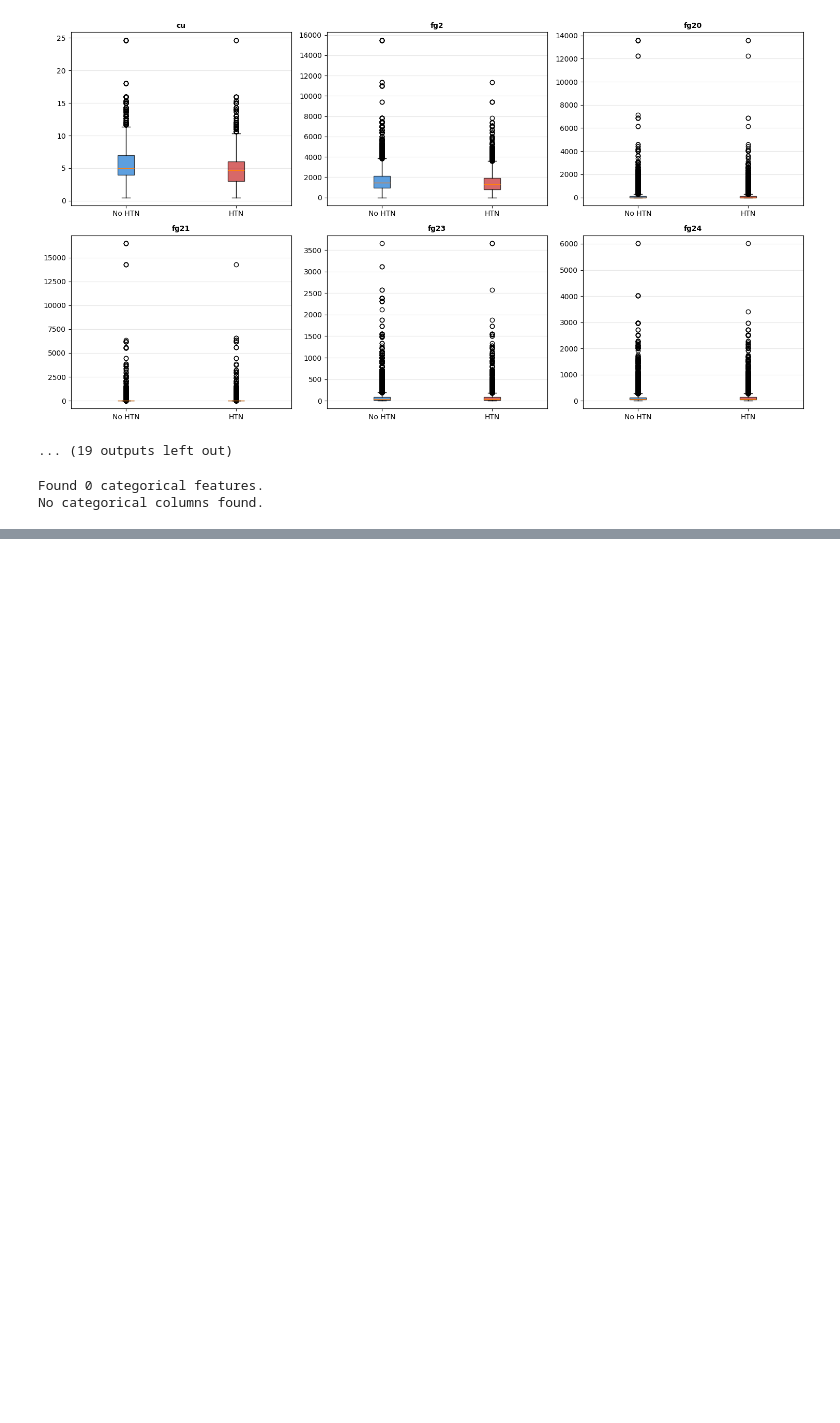
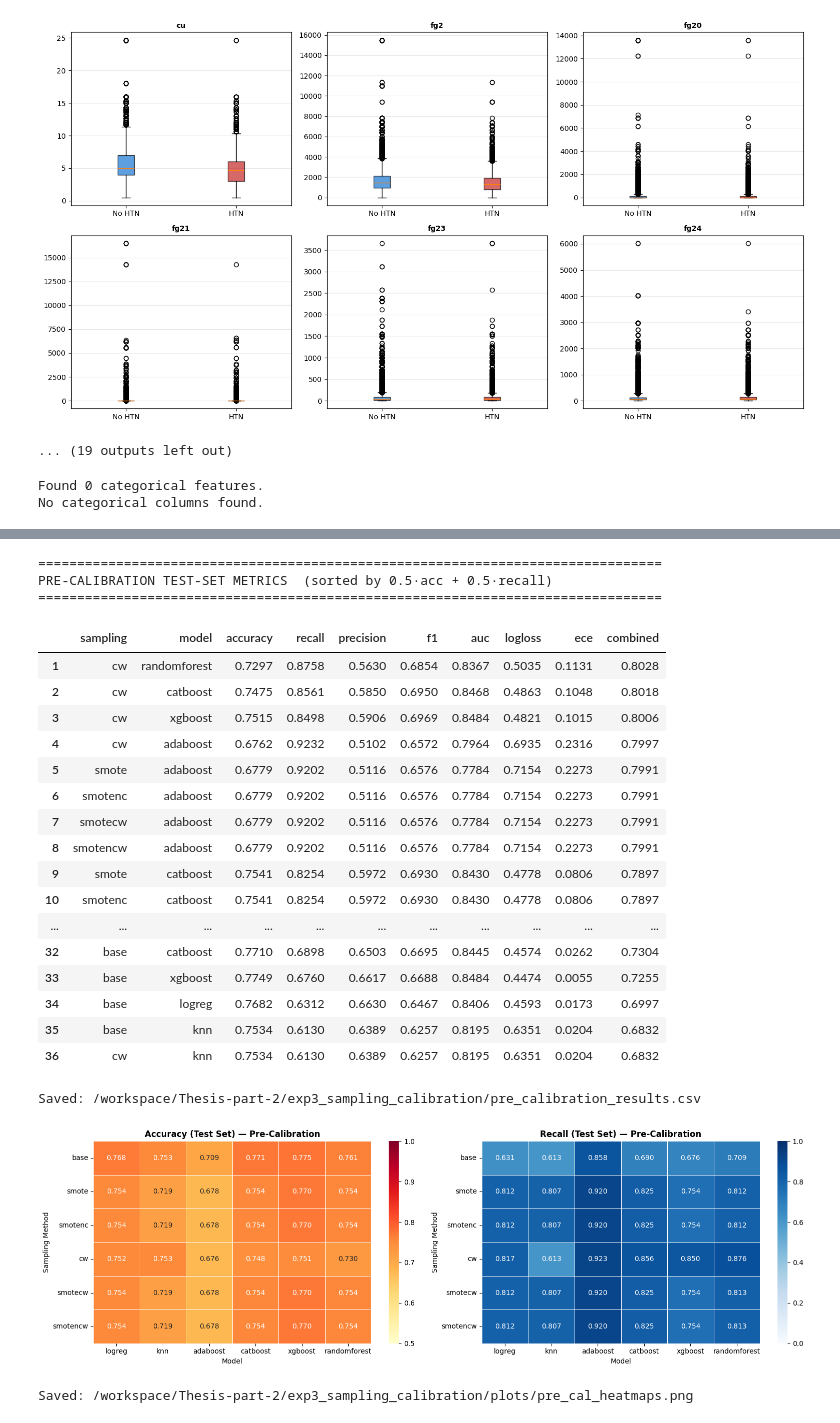
Before and after one commit to Jrbaes/Thesis-part-2, a Jupyter notebook: Main_2015_GPU_RF_XGB_CAT_RIGOROUS_OPT_exp2.ipynb, the cells around one changed output, grey strips where cells are left out. Cells and saved outputs as stored; diff of their text form; code cells hidden in the pictures; blank space fills up the shorter version.

```diff
--- a/Main_2015_GPU_RF_XGB_CAT_RIGOROUS_OPT_exp2.ipynb
+++ b/Main_2015_GPU_RF_XGB_CAT_RIGOROUS_OPT_exp2.ipynb
@@ -2975,0 +3682,70 @@ print(f"Saved: {_out}")
+# %%
+# ── EXP3 · Pre-Calibration Test-Set Metrics (all 36 models) ─────────────────
+
+e3_pre_df = pd.DataFrame([r for r in e3_results if 'error' not in r])
+e3_pre_df['combined'] = (e3_pre_df['accuracy'] + e3_pre_df['recall']) / 2.0
+e3_pre_df = e3_pre_df.sort_values(['combined', 'auc'], ascending=False).reset_index(drop=True)
+e3_pre_df.index += 1
+
+print("=" * 80)
+print("PRE-CALIBRATION TEST-SET METRICS  (sorted by 0.5·acc + 0.5·recall)")
+print("=" * 80)
+display(e3_pre_df[[
+    'sampling', 'model', 'accuracy', 'recall', 'precision', 'f1', 'auc', 'logloss', 'ece', 'combined'
+]])
+
+# Save
+_pre_path = E3_DIR / 'pre_calibration_results.csv'
+e3_pre_df.to_csv(_pre_path, index=True, index_label='rank')
+print(f"\nSaved: {_pre_path}")
+
+# ── Heatmap: accuracy by sampling × model ────────────────────────────────────
+pivot_acc = e3_pre_df.pivot_table(
+    values='accuracy', index='sampling', columns='model', aggfunc='first')
+pivot_acc = pivot_acc.reindex(index=SAMPLING_METHODS, columns=MODEL_NAMES)
+
+fig, axes = plt.subplots(1, 2, figsize=(16, 5))
+sns.heatmap(pivot_acc, annot=True, fmt='.3f', cmap='YlOrRd',
+            linewidths=0.5, ax=axes[0], vmin=0.5, vmax=1.0)
+axes[0].set_title('Accuracy (Test Set) — Pre-Calibration', fontweight='bold')
+axes[0].set_xlabel('Model')
+axes[0].set_ylabel('Sampling Method')
+
+pivot_rec = e3_pre_df.pivot_table(
+    values='recall', index='sampling', columns='model', aggfunc='first')
+pivot_rec = pivot_rec.reindex(index=SAMPLING_METHODS, columns=MODEL_NAMES)
+sns.heatmap(pivot_rec, annot=True, fmt='.3f', cmap='Blues',
+            linewidths=0.5, ax=axes[1], vmin=0.0, vmax=1.0)
+axes[1].set_title('Recall (Test Set) — Pre-Calibration', fontweight='bold')
+axes[1].set_xlabel('Model')
+axes[1].set_ylabel('Sampling Method')
+
+plt.tight_layout()
+_hm_path = E3_DIR / 'plots' / 'pre_cal_heatmaps.png'
+plt.savefig(_hm_path, dpi=150, bbox_inches='tight')
+plt.show()
+print(f"Saved: {_hm_path}")
+# %% [output]
+================================================================================
+PRE-CALIBRATION TEST-SET METRICS  (sorted by 0.5·acc + 0.5·recall)
+================================================================================
+|  | sampling | model | accuracy | recall | precision | f1 | auc | logloss | ece | combined |
+| 1 | cw | randomforest | 0.7297 | 0.8758 | 0.5630 | 0.6854 | 0.8367 | 0.5035 | 0.1131 | 0.8028 |
+| 2 | cw | catboost | 0.7475 | 0.8561 | 0.5850 | 0.6950 | 0.8468 | 0.4863 | 0.1048 | 0.8018 |
+| 3 | cw | xgboost | 0.7515 | 0.8498 | 0.5906 | 0.6969 | 0.8484 | 0.4821 | 0.1015 | 0.8006 |
+| 4 | cw | adaboost | 0.6762 | 0.9232 | 0.5102 | 0.6572 | 0.7964 | 0.6935 | 0.2316 | 0.7997 |
+| 5 | smote | adaboost | 0.6779 | 0.9202 | 0.5116 | 0.6576 | 0.7784 | 0.7154 | 0.2273 | 0.7991 |
+| 6 | smotenc | adaboost | 0.6779 | 0.9202 | 0.5116 | 0.6576 | 0.7784 | 0.7154 | 0.2273 | 0.7991 |
+| 7 | smotecw | adaboost | 0.6779 | 0.9202 | 0.5116 | 0.6576 | 0.7784 | 0.7154 | 0.2273 | 0.7991 |
+| 8 | smotencw | adaboost | 0.6779 | 0.9202 | 0.5116 | 0.6576 | 0.7784 | 0.7154 | 0.2273 | 0.7991 |
+| 9 | smote | catboost | 0.7541 | 0.8254 | 0.5972 | 0.6930 | 0.8430 | 0.4778 | 0.0806 | 0.7897 |
+| 10 | smotenc | catboost | 0.7541 | 0.8254 | 0.5972 | 0.6930 | 0.8430 | 0.4778 | 0.0806 | 0.7897 |
+| ... | ... | ... | ... | ... | ... | ... | ... | ... | ... | ... |
+| 32 | base | catboost | 0.7710 | 0.6898 | 0.6503 | 0.6695 | 0.8445 | 0.4574 | 0.0262 | 0.7304 |
+| 33 | base | xgboost | 0.7749 | 0.6760 | 0.6617 | 0.6688 | 0.8484 | 0.4474 | 0.0055 | 0.7255 |
+| 34 | base | logreg | 0.7682 | 0.6312 | 0.6630 | 0.6467 | 0.8406 | 0.4593 | 0.0173 | 0.6997 |
+| 35 | base | knn | 0.7534 | 0.6130 | 0.6389 | 0.6257 | 0.8195 | 0.6351 | 0.0204 | 0.6832 |
+| 36 | cw | knn | 0.7534 | 0.6130 | 0.6389 | 0.6257 | 0.8195 | 0.6351 | 0.0204 | 0.6832 |
+Saved: /workspace/Thesis-part-2/exp3_sampling_calibration/pre_calibration_results.csv
+[figure, added]
+Saved: /workspace/Thesis-part-2/exp3_sampling_calibration/plots/pre_cal_heatmaps.png
```
Also changed, not shown: parts of 17 cells of this notebook, 22 other files.
